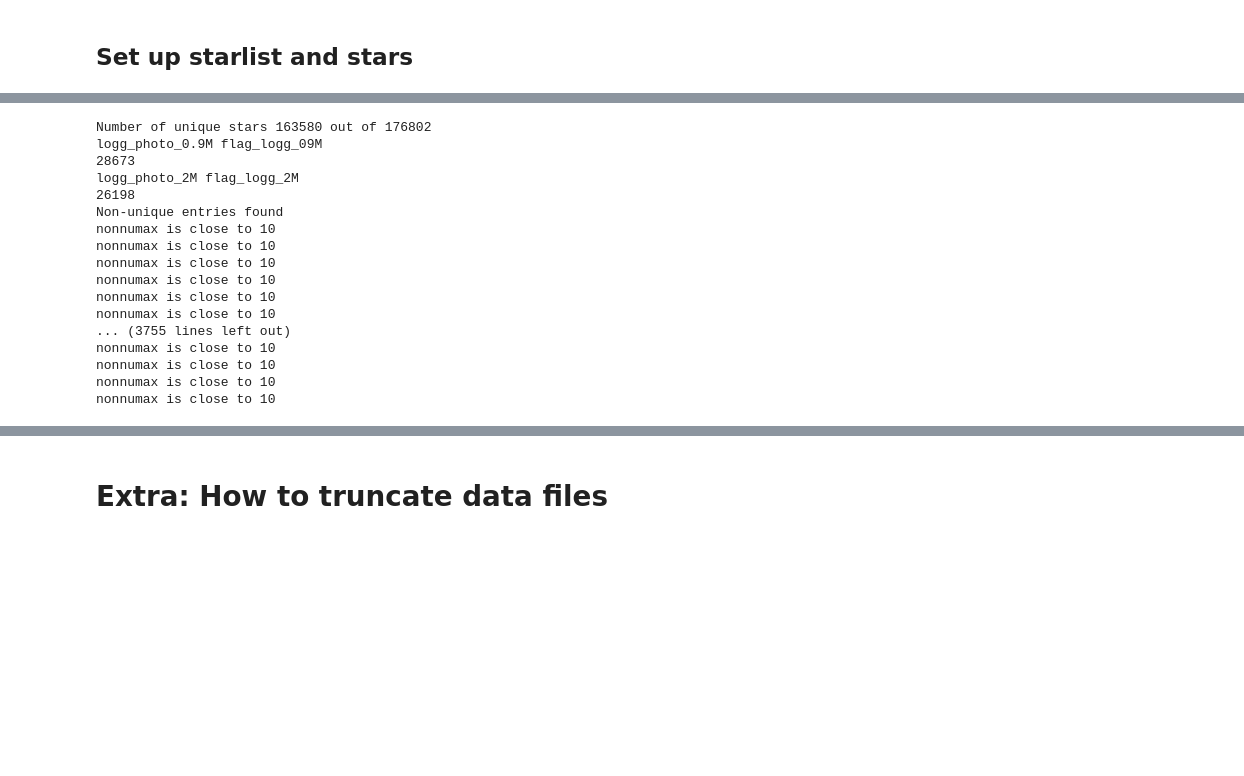
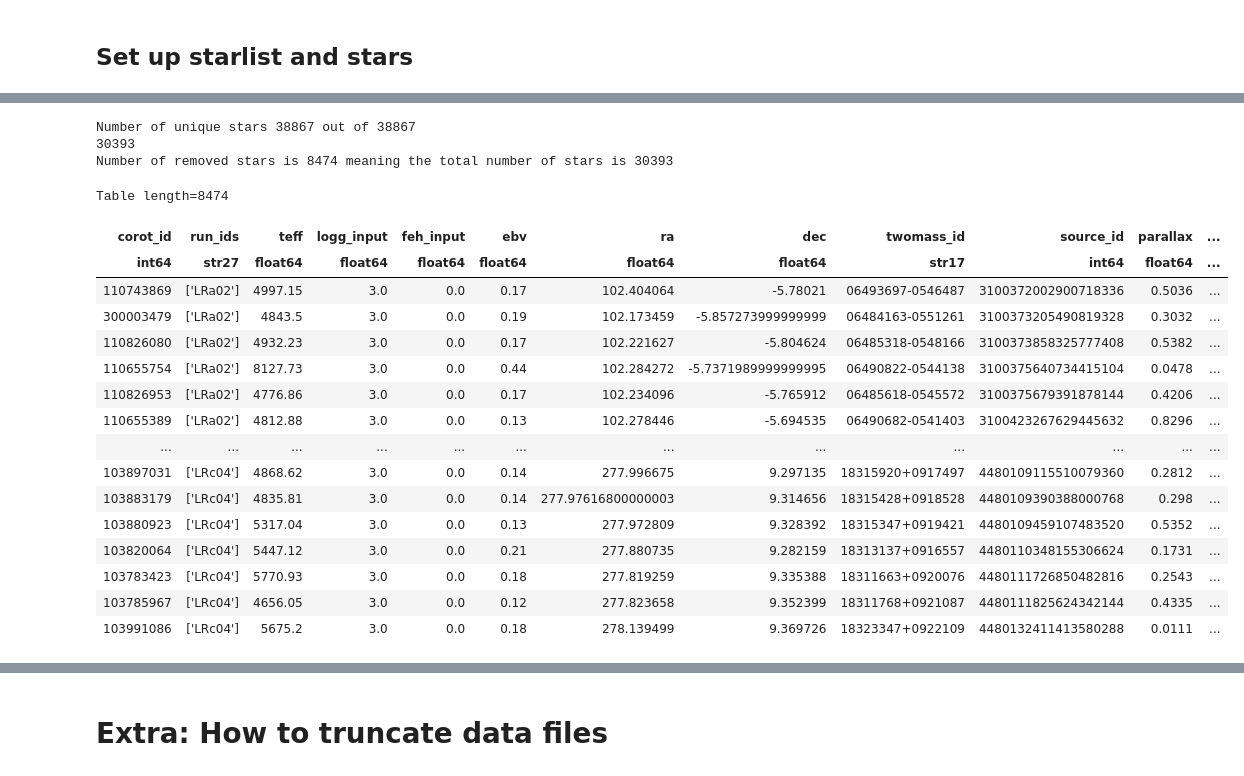
Before and after one commit to amaliestokholm/Backgroundtools, a Jupyter notebook: Run Background for multiple targets.ipynb, the cells around one changed output, grey strips where cells are left out. Drawn from its saved outputs; the diff is of its cells as text; code cells hidden in the pictures; blank space fills up the shorter version.

```diff
--- a/Run Background for multiple targets.ipynb
+++ b/Run Background for multiple targets.ipynb
@@ -27,10 +27,13 @@ model_name = 'OneHarvey'
 prefix = 'CRT0'
 
 # What is the number of the run you want to initiate?
-resultsubdir = '51'
+resultsubdir = '30'
 
 # What is the name of the projects directory?
-idstr = 'corot'
+projectidstr = 'corot' #_multi_a01'
+
+# Do you want to use starhorse values for the initial guess on numax?
+starhorse = True
 # %%
 # Do you want to estimate the numax from a logg and teff?
 estimatenumax = True
@@ -58,7 +65,7 @@ numaxguessfiles = None
 #                   'projects/corot/LRc01_both.csv',
 #                   'projects/corot/LRc01_PSD_Yes_LC_No.csv',
 #                   'projects/corot/LCs_NoPSD_enero22.csv',]
-mainnumaxdir = 'projects/corot/jan2022'
+mainnumaxdir = 'projects/corot'
 # %% [markdown]
 ## Set up starlist and stars
 # %%
@@ -70,35 +81,36 @@ for star in os.listdir('./data/'):
 # %%
-def estimate_numax(logg, teff):
+def estimate_numax(logg, teff, mask=None):
     gsun = ((const.G * const.M_sun) / (const.R_sun) ** 2).to(u.cm / u.second ** 2).value
     loggsun = np.log10(gsun)
     teffsun = 5772  # Kelvin, Prsa et al. 2016
     numaxsun = 3090  # µHz, Huber et al 2011
 
     # Estimate numax from log g and teff
+    #if mask is None:
+    #    mask = logg.mask & teff.mask
     numax = ((10 ** (logg - loggsun)) * (teff / teffsun) ** (-1/2) * numaxsun)
+    #numax[mask] = fillvalue
     return numax
 # %%
 if estimatenumax:
     # Estimate numax from teff and logg for each star only once
     # Return a table with ID and estimated numax
-    dirp = os.path.join('projects', idstr)
+    dirp = os.path.join('projects', projectidstr)
     df = os.path.join(dirp, spectrotable)
     reftable = Table.read(df, format='csv')
-
-    assert len(loggcols) == len(flagcols)
+    reftable.rename_column('COROT_ID', 'corot_id')
 
     # Check for unique values
     ureftable = unique(reftable, keys=[staridcol])
     print(f'Number of unique stars {len(ureftable)} out of {len(reftable)}')
 
-    numax = np.ones(len(reftable[staridcol]), dtype=float) * float(fillvalue)
+    numax = np.ones(len(reftable[staridcol])) * fillvalue
     origin = np.ones(len(reftable[staridcol]), dtype='int') * int(fillvalue)
-    flags = np.ones(len(reftable[staridcol]), dtype='int') * int(fillvalue)
-    for i, (loggcol, flagcol) in enumerate(zip(loggcols[::-1], flagcols[::-1])):
-        print(loggcol, flagcol)
-        mask = (reftable[loggcol].mask & reftable[teffcol].mask)
-        enumax = estimate_numax(reftable[loggcol], reftable[teffcol])
-        flag = (reftable[flagcol] == fillvalue)
+    flags = np.ones(len(reftable[staridcol]), dtype='bool')
+    for i, loggcol in enumerate(loggcols[::-1]):
+        mask = (reftable[loggcol] == fillvalue)
+        enumax = estimate_numax(reftable[loggcol], reftable[teff])
+        flag = (reftable[loggcol] > 3.5)  # This is the origininal definition of the earlier flag column
         valid = ((enumax > llimit) & (enumax < hlimit) & (~mask) & (~flag))
         print(np.sum(valid))
         numax[valid] = enumax[valid]
@@ -160,10 +172,10 @@ if estimatenumax:
                     assert nu not in unumaxtable[staridcol]
         numaxtable = unumaxtable
 
-    #
     fillmask = (numaxtable['numax'] != fillvalue)
     # Save file in numaxdir
     numaxdir = os.path.join(dirp,'estimatenumax/')
+    print(f'Number of removed stars is {np.sum(~fillmask)} meaning the total number of stars is {len(numaxtable[fillmask])}')
     numaxtable[fillmask].write(
         os.path.join(numaxdir, 'reftable' + resultsubdir + '.txt'),
         format='csv', delimiter='\t', overwrite=True)
@@ -178,28 +190,35 @@ else:
 
     if psd:
         numaxdir = os.path.join(mainnumaxdir, numaxdirs[0])
-        print(numaxdirxdir)
+        print(numaxdir)
     else:
         numaxdir = os.path.join(mainnumaxdir, numaxdirs[1])
         print(numaxdir)
 # %% [output]
-Number of unique stars 163580 out of 176802
-logg_photo_0.9M flag_logg_09M
-28673
-logg_photo_2M flag_logg_2M
-26198
-Non-unique entries found
-nonnumax is close to 10
-nonnumax is close to 10
-nonnumax is close to 10
-nonnumax is close to 10
-nonnumax is close to 10
-nonnumax is close to 10
-... (3755 lines left out)
-nonnumax is close to 10
-nonnumax is close to 10
-nonnumax is close to 10
-nonnumax is close to 10
+Number of unique stars 38867 out of 38867
+30393
+Number of removed stars is 8474 meaning the total number of stars is 30393
+# %%
+overlap = np.isin(reftable['corot_id'], numaxtable[~fillmask]['corot_id'])
+reftable[overlap]
+# %% [output]
+Table length=8474
+| corot_id | run_ids | teff | logg_input | feh_input | ebv | ra | dec | twomass_id | source_id | parallax | ... |
+| int64 | str27 | float64 | float64 | float64 | float64 | float64 | float64 | str17 | int64 | float64 | ... |
+| 110743869 | ['LRa02'] | 4997.15 | 3.0 | 0.0 | 0.17 | 102.404064 | -5.78021 | 06493697-0546487 | 3100372002900718336 | 0.5036 | ... |
+| 300003479 | ['LRa02'] | 4843.5 | 3.0 | 0.0 | 0.19 | 102.173459 | -5.857273999999999 | 06484163-0551261 | 3100373205490819328 | 0.3032 | ... |
+| 110826080 | ['LRa02'] | 4932.23 | 3.0 | 0.0 | 0.17 | 102.221627 | -5.804624 | 06485318-0548166 | 3100373858325777408 | 0.5382 | ... |
+| 110655754 | ['LRa02'] | 8127.73 | 3.0 | 0.0 | 0.44 | 102.284272 | -5.7371989999999995 | 06490822-0544138 | 3100375640734415104 | 0.0478 | ... |
+| 110826953 | ['LRa02'] | 4776.86 | 3.0 | 0.0 | 0.17 | 102.234096 | -5.765912 | 06485618-0545572 | 3100375679391878144 | 0.4206 | ... |
+| 110655389 | ['LRa02'] | 4812.88 | 3.0 | 0.0 | 0.13 | 102.278446 | -5.694535 | 06490682-0541403 | 3100423267629445632 | 0.8296 | ... |
+| ... | ... | ... | ... | ... | ... | ... | ... | ... | ... | ... | ... |
+| 103897031 | ['LRc04'] | 4868.62 | 3.0 | 0.0 | 0.14 | 277.996675 | 9.297135 | 18315920+0917497 | 4480109115510079360 | 0.2812 | ... |
+| 103883179 | ['LRc04'] | 4835.81 | 3.0 | 0.0 | 0.14 | 277.97616800000003 | 9.314656 | 18315428+0918528 | 4480109390388000768 | 0.298 | ... |
+| 103880923 | ['LRc04'] | 5317.04 | 3.0 | 0.0 | 0.13 | 277.972809 | 9.328392 | 18315347+0919421 | 4480109459107483520 | 0.5352 | ... |
+| 103820064 | ['LRc04'] | 5447.12 | 3.0 | 0.0 | 0.21 | 277.880735 | 9.282159 | 18313137+0916557 | 4480110348155306624 | 0.1731 | ... |
+| 103783423 | ['LRc04'] | 5770.93 | 3.0 | 0.0 | 0.18 | 277.819259 | 9.335388 | 18311663+0920076 | 4480111726850482816 | 0.2543 | ... |
+| 103785967 | ['LRc04'] | 4656.05 | 3.0 | 0.0 | 0.12 | 277.823658 | 9.352399 | 18311768+0921087 | 4480111825624342144 | 0.4335 | ... |
+| 103991086 | ['LRc04'] | 5675.2 | 3.0 | 0.0 | 0.18 | 278.139499 | 9.369726 | 18323347+0922109 | 4480132411413580288 | 0.0111 | ... |
 # %%
 # Get estimates of the number of stars
 numaxguessfiles = []
```
Also changed, not shown: parts of 12 cells of this notebook, 1 other file.
